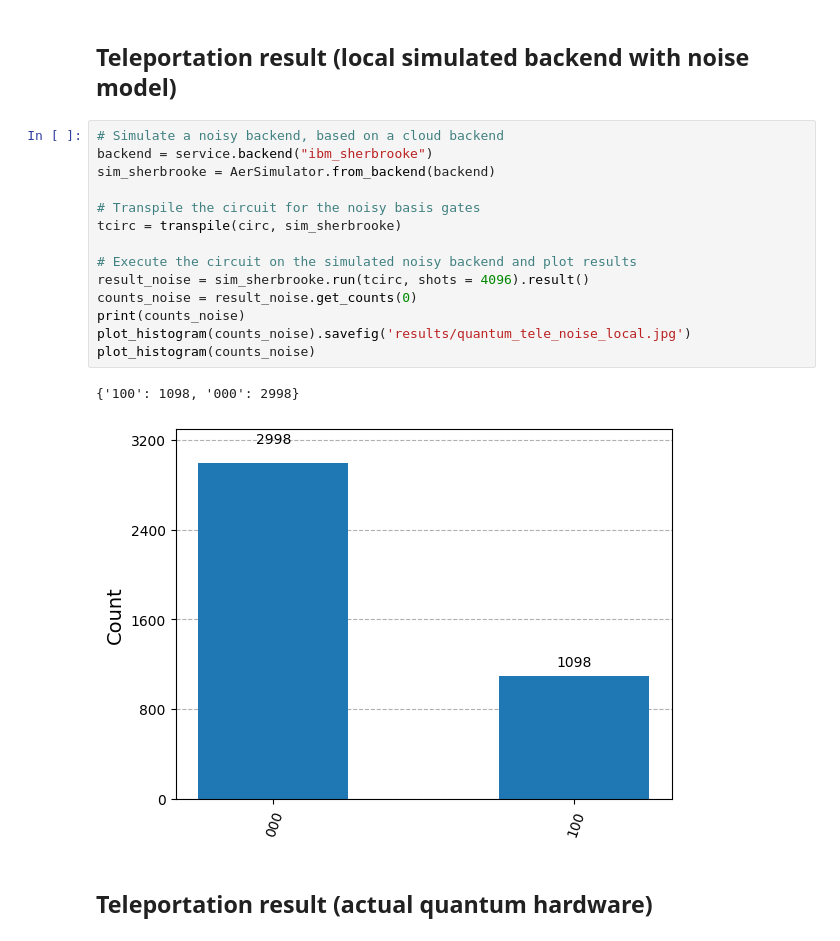
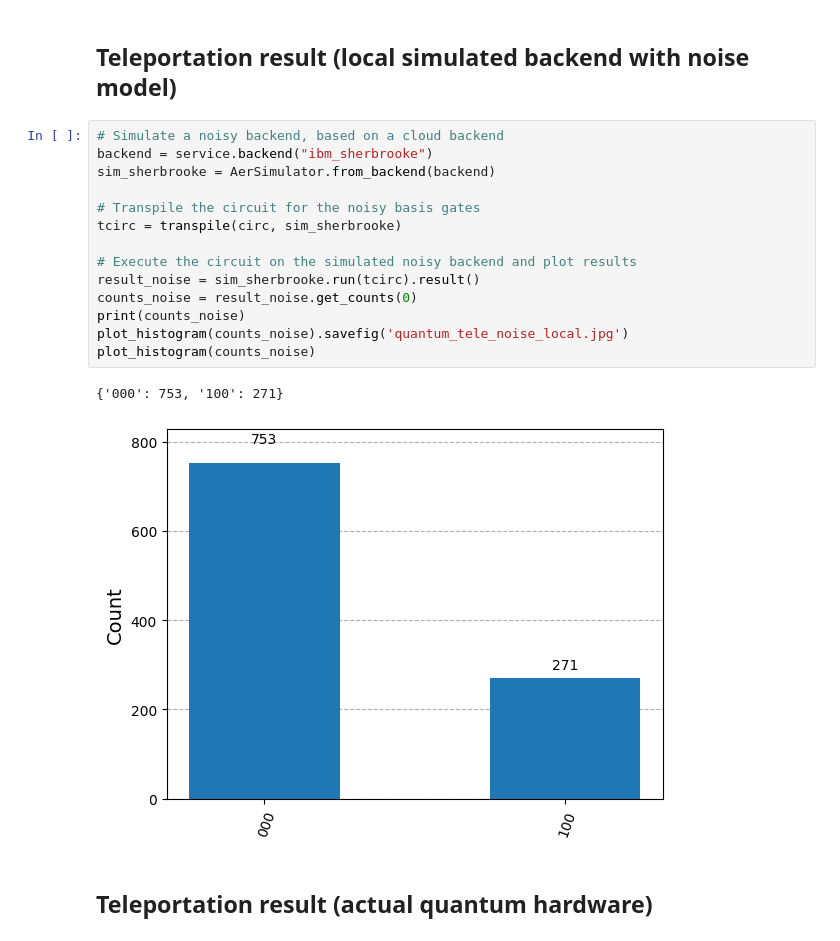
Before and after one commit to NinhVDT/mach_luong_tu_co_ban, a Jupyter notebook: quantum_tele_qiskit_one.ipynb, the cells around one changed output. Drawn from its saved outputs; the diff is of its cells as text.

```diff
--- a/quantum_tele_qiskit_one.ipynb
+++ b/quantum_tele_qiskit_one.ipynb
@@ -73,20 +73,20 @@ plot_histogram(counts)
 # %%
 # Simulate a noisy backend, based on a cloud backend
 backend = service.backend("ibm_sherbrooke")
 sim_sherbrooke = AerSimulator.from_backend(backend)
 
 # Transpile the circuit for the noisy basis gates
 tcirc = transpile(circ, sim_sherbrooke)
 
 # Execute the circuit on the simulated noisy backend and plot results
-result_noise = sim_sherbrooke.run(tcirc, shots = 4096).result()
+result_noise = sim_sherbrooke.run(tcirc).result()
 counts_noise = result_noise.get_counts(0)
 print(counts_noise)
-plot_histogram(counts_noise).savefig('results/quantum_tele_noise_local.jpg')
+plot_histogram(counts_noise).savefig('quantum_tele_noise_local.jpg')
 plot_histogram(counts_noise)
 # %% [output]
-{'100': 1098, '000': 2998}
+{'000': 753, '100': 271}
-[figure, old version]
+[figure, new version]
 # %% [markdown]
 ## Teleportation result (actual quantum hardware)
 # %%
```
Also changed, not shown: parts of 6 cells of this notebook, 5 other files.
